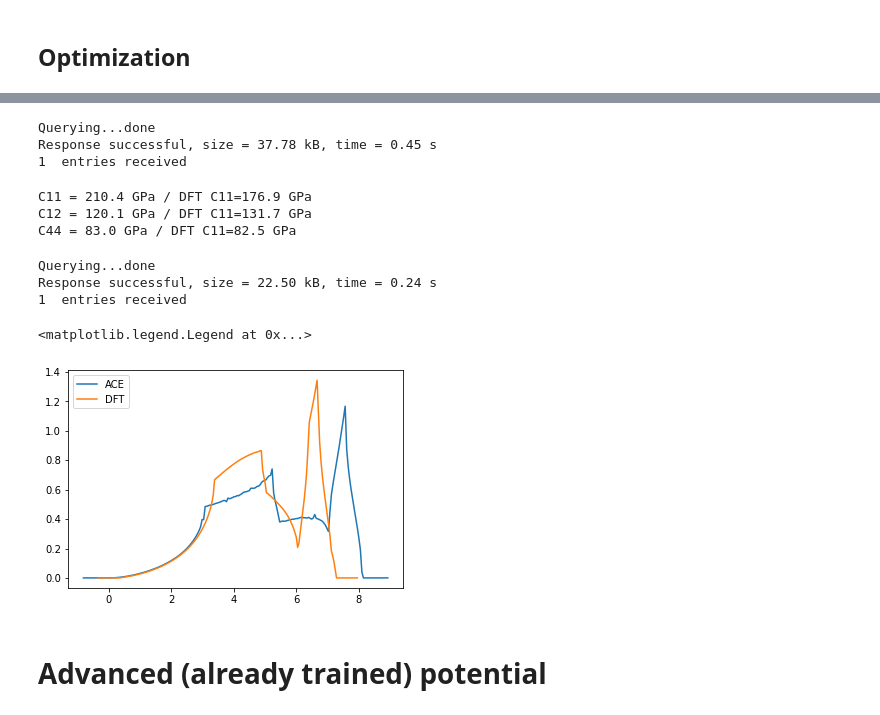
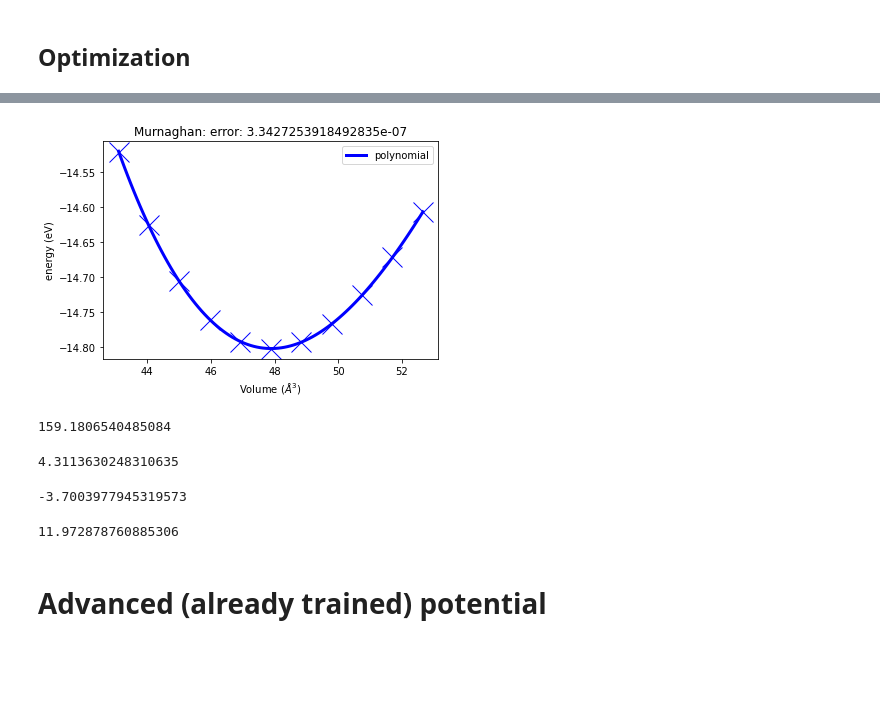
Before and after one commit to pyiron-workshop/potentials-workshop-2021, a Jupyter notebook: day_2/03-ace/pacemaker-fit-tutorial.ipynb, the cells around one changed output, grey strips where cells are left out. Saved outputs shown, nothing was run; the diff lists cells and outputs as text; code cells hidden in the pictures; blank space fills up the shorter version.

Commit message:
remove ace potential validation; add E-V curve only

```diff
--- a/day_2/03-ace/pacemaker-fit-tutorial.ipynb
+++ b/day_2/03-ace/pacemaker-fit-tutorial.ipynb
@@ -289,2 +295,2 @@ test_pr.job_table()
 # %%
-elmat_job = test_pr.create.job.ElasticMatrixJob("elmat", delete_existing_job=True)
+ev_job = test_pr.create.job.Murnaghan("murn", delete_existing_job=True)
@@ -297,7 +301,7 @@ ref_job.potential = cu_ace_potential
 # %%
 ref_job.structure = lammps_job.get_structure()
 # %%
-elmat_job.ref_job = ref_job
+ev_job.ref_job = ref_job
 # %%
-elmat_job.run()
+ev_job.run()
 # %% [output]
@@ -372,7 +324,0 @@ Response successful, size = 7.20 kB, time = 0.27 s
-# %%
-dft_elast_prop = rest.query_properties(rest.PropertyTypes.ELASTIC_MATRIX, composition="Cu-%", strukturbericht="A1",
-                      calculator_name=fhi_calc.NAME)[0]
-# %% [output]
-Querying...done
-Response successful, size = 37.78 kB, time = 0.45 s
-1  entries received
@@ -381,25 +325,23 @@ C_dft=dft_elast_prop.value["C"]
-# %%
-print("C11 = {:.1f} GPa / DFT C11={:.1f} GPa".format(C[0,0], C_dft[0][0]))
-print("C12 = {:.1f} GPa / DFT C11={:.1f} GPa".format(C[0,1], C_dft[0][1]))
-print("C44 = {:.1f} GPa / DFT C11={:.1f} GPa".format(C[3,3], C_dft[3][3]))
-# %% [output]
-C11 = 210.4 GPa / DFT C11=176.9 GPa
-C12 = 120.1 GPa / DFT C11=131.7 GPa
-C44 = 83.0 GPa / DFT C11=82.5 GPa
-# %%
-dft_phon_prop = rest.query_properties(rest.PropertyTypes.PHONONS, composition="Cu-%", strukturbericht="A1",
-                      calculator_name=fhi_calc.NAME)[0]
-# %% [output]
-Querying...done
-Response successful, size = 22.50 kB, time = 0.24 s
-1  entries received
-# %%
-plt.plot(phon_job["output/dos_energies"], phon_job["output/dos_total"]/4, label="ACE")
-plt.plot(dft_phon_prop.value["dos_energies"],  dft_phon_prop.value["dos_total"], label="DFT")
-plt.legend()
-# %% [output]
-<matplotlib.legend.Legend at 0x...>
-[figure, removed]
+# %%
+ev_job.plot()
+# %% [output]
+[figure, added]
+# %%
+ev_job["output/equilibrium_bulk_modulus"]
+# %% [output]
+159.1806540485084
+# %%
+ev_job["output/equilibrium_b_prime"]
+# %% [output]
+4.3113630248310635
+# %%
+ev_job["output/equilibrium_energy"]/4
+# %% [output]
+-3.7003977945319573
+# %%
+ev_job["output/equilibrium_volume"]/4
+# %% [output]
+11.972878760885306
 # %% [markdown]
 # Advanced (already trained) potential
 # %% [markdown]
```
Also changed, not shown: parts of 18 cells of this notebook.
